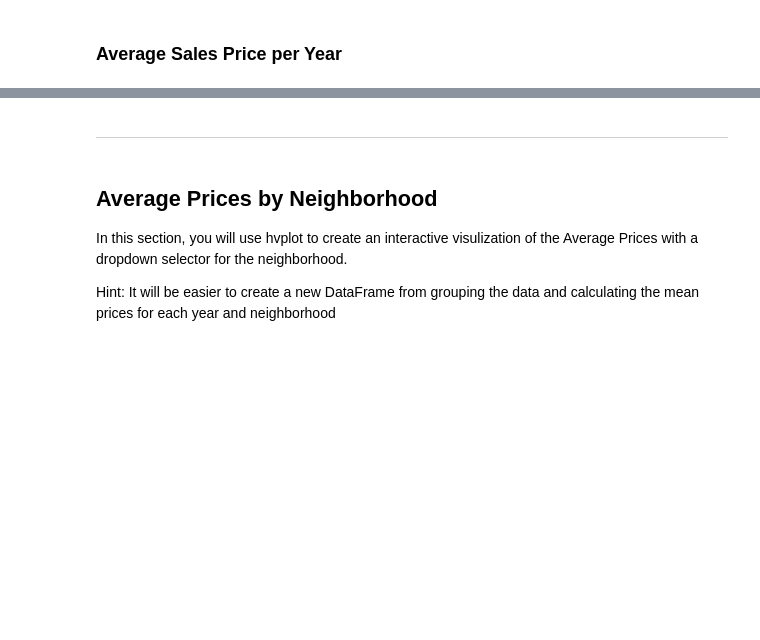
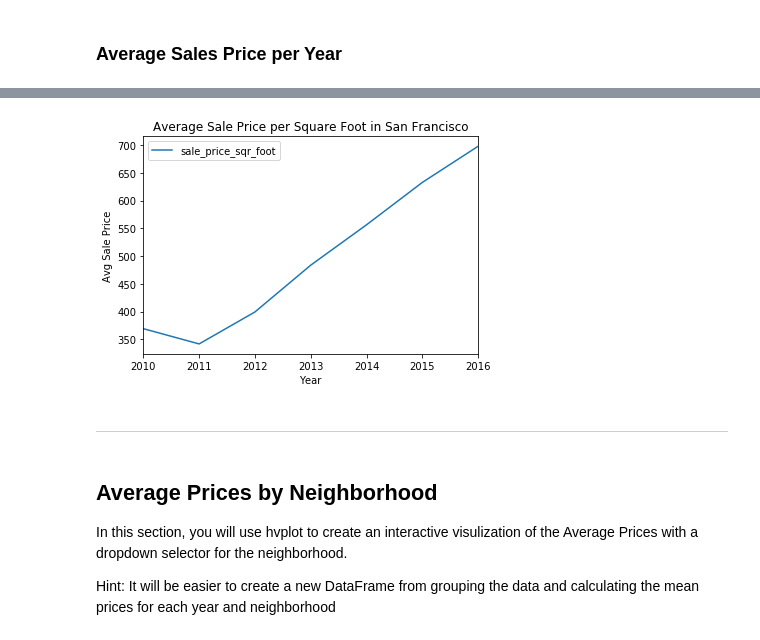
Before and after one commit to cliu1827/FinTech-Homework, a Jupyter notebook: 06-PyViz/Instructions/Starter_Code/rental_analysis.ipynb, the cells around one changed output, grey strips where cells are left out. Saved outputs shown, nothing was run; the diff lists cells and outputs as text; code cells hidden in the pictures; blank space fills up the shorter version.

```diff
--- a/06-PyViz/Instructions/Starter_Code/rental_analysis.ipynb
+++ b/06-PyViz/Instructions/Starter_Code/rental_analysis.ipynb
@@ -108,7 +119,15 @@ df['gross_rent'].hvplot.line(title = "Average Gross Rent in San Francisco",
 # %%
 # Plot the Average Sales Price per Year as a line chart
 # YOUR CODE HERE!
-df['sale_price_sqr_foot'].hvplot.line(title = "Average Sale Price per Square Foot in San Francisco",
-                             xlabel="Year",
-                             ylabel="Avg. Sale Price")
+
+sales_plot = rent_sales.plot.line(y = "sale_price_sqr_foot")
+fig_sales_plot = plt.figure()
+sales_plot.set_xlabel("Year")
+sales_plot.set_ylabel("Avg Sale Price")
+sales_plot.set_title("Average Sale Price per Square Foot in San Francisco")
+plt.close(fig_sales_plot)
+
+# df['sale_price_sqr_foot'].hvplot.line(title = "Average Sale Price per Square Foot in San Francisco",
+#                              xlabel="Year",
+#                              ylabel="Avg. Sale Price")
 # %% [output]
@@ -116,3 +134,4 @@ df['sale_price_sqr_foot'].hvplot.line(title = "Average Sale Price per Square Foo
+[figure, added]
 # %% [markdown]
 - - -
 # %% [markdown]
```
Also changed, not shown: parts of 11 cells of this notebook, 1 other file.
